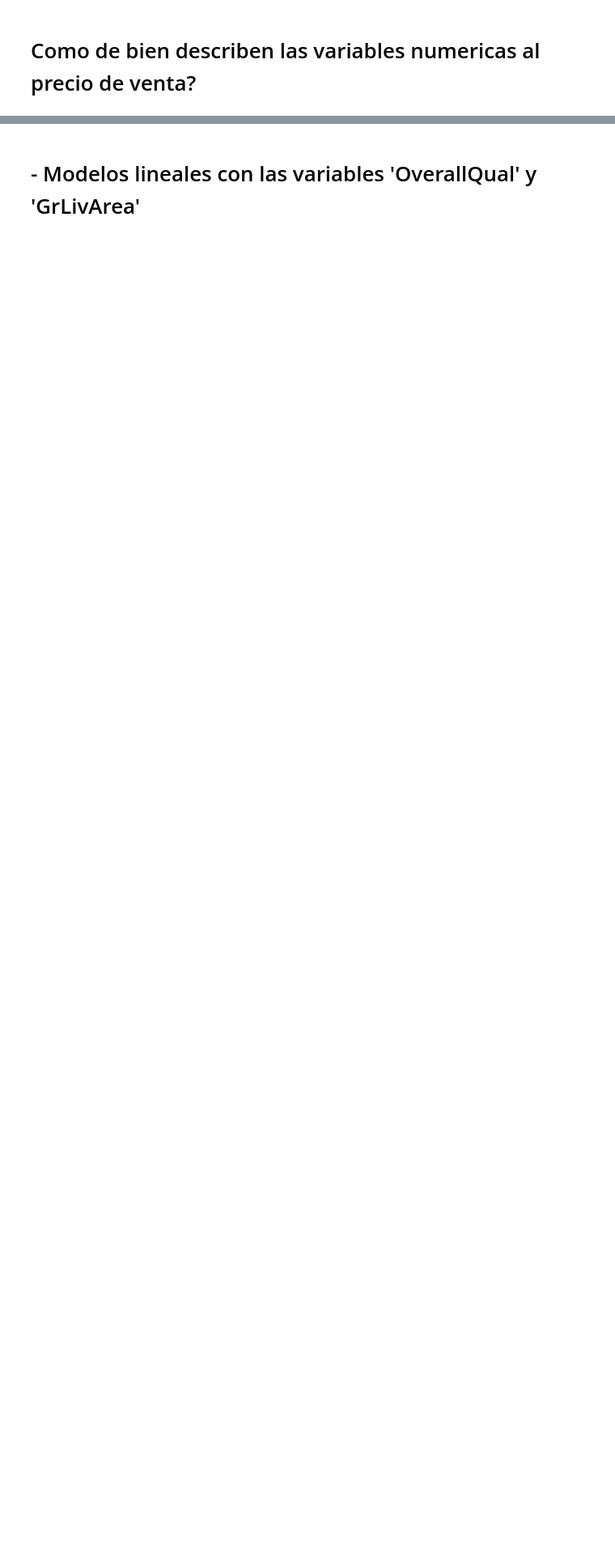
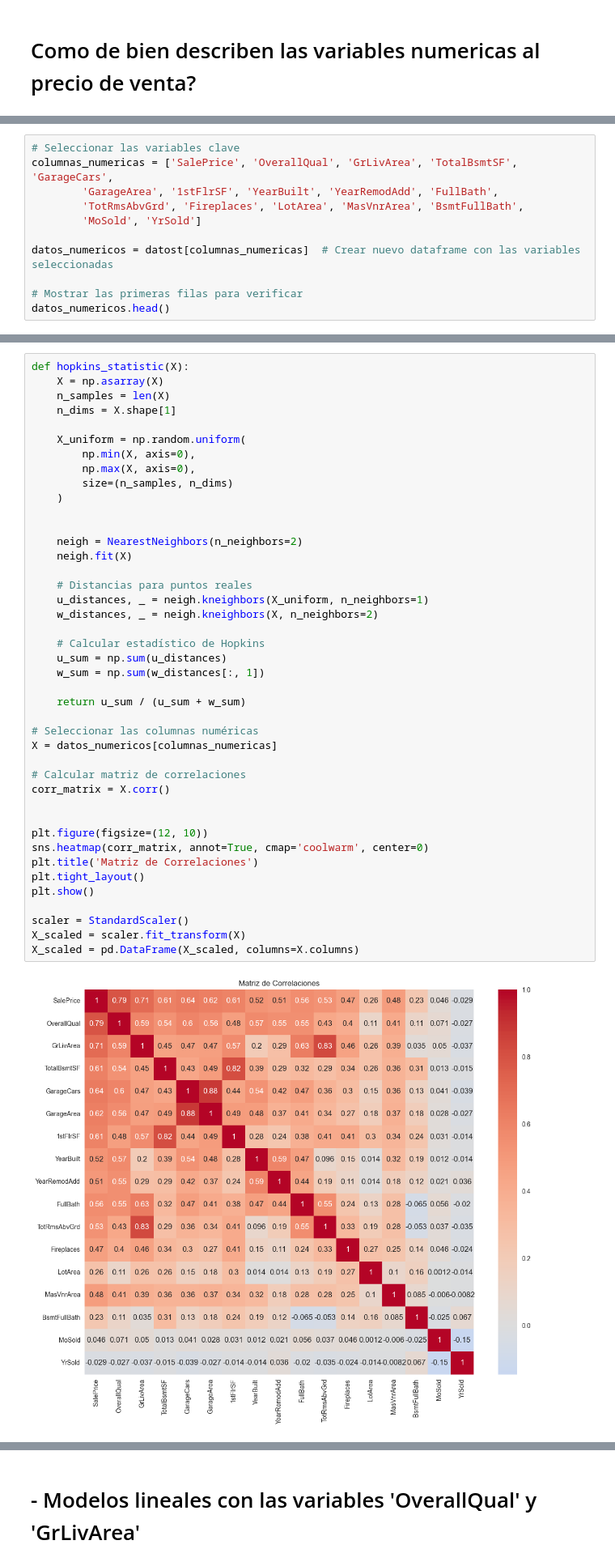
Before and after one commit to JoseAMoralesF/P2-Entrega1-MineriadeDatos, a Jupyter notebook: p2e1.ipynb, the cells around one changed output, grey strips where cells are left out. Shown at 81% size. Saved outputs shown, nothing was run; the diff lists cells and outputs as text; blank space fills up the shorter version.

```diff
--- a/p2e1.ipynb
+++ b/p2e1.ipynb
@@ -224,0 +244,11 @@ plot_scatter_and_hist(numericast, cand, 'SalePrice')
+# %%
+# Seleccionar las variables clave
+columnas_numericas = ['SalePrice', 'OverallQual', 'GrLivArea', 'TotalBsmtSF', 'GarageCars',
+        'GarageArea', '1stFlrSF', 'YearBuilt', 'YearRemodAdd', 'FullBath',
+        'TotRmsAbvGrd', 'Fireplaces', 'LotArea', 'MasVnrArea', 'BsmtFullBath',
+        'MoSold', 'YrSold']
+
+datos_numericos = datost[columnas_numericas]  # Crear nuevo dataframe con las variables seleccionadas
+
+# Mostrar las primeras filas para verificar
+datos_numericos.head()
@@ -224,0 +264,44 @@ plot_scatter_and_hist(numericast, cand, 'SalePrice')
+# %%
+def hopkins_statistic(X):
+    X = np.asarray(X)
+    n_samples = len(X)
+    n_dims = X.shape[1]
+
+    X_uniform = np.random.uniform(
+        np.min(X, axis=0),
+        np.max(X, axis=0),
+        size=(n_samples, n_dims)
+    )
+
+
+    neigh = NearestNeighbors(n_neighbors=2)
+    neigh.fit(X)
+
+    # Distancias para puntos reales
+    u_distances, _ = neigh.kneighbors(X_uniform, n_neighbors=1)
+    w_distances, _ = neigh.kneighbors(X, n_neighbors=2)
+
+    # Calcular estadístico de Hopkins
+    u_sum = np.sum(u_distances)
+    w_sum = np.sum(w_distances[:, 1])
+
+    return u_sum / (u_sum + w_sum)
+
+# Seleccionar las columnas numéricas
+X = datos_numericos[columnas_numericas]
+
+# Calcular matriz de correlaciones
+corr_matrix = X.corr()
+
+
+plt.figure(figsize=(12, 10))
+sns.heatmap(corr_matrix, annot=True, cmap='coolwarm', center=0)
+plt.title('Matriz de Correlaciones')
+plt.tight_layout()
+plt.show()
+
+scaler = StandardScaler()
+X_scaled = scaler.fit_transform(X)
+X_scaled = pd.DataFrame(X_scaled, columns=X.columns)
+# %% [output]
+[figure, added]
```
Also changed, not shown: parts of 29 cells of this notebook, 1 other file.
